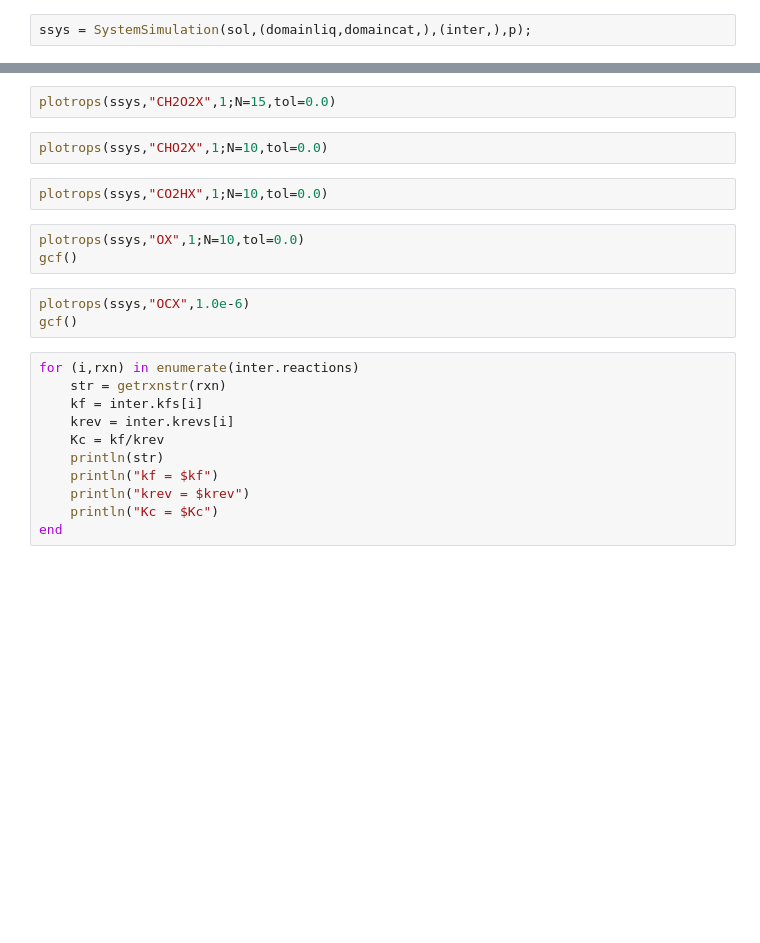
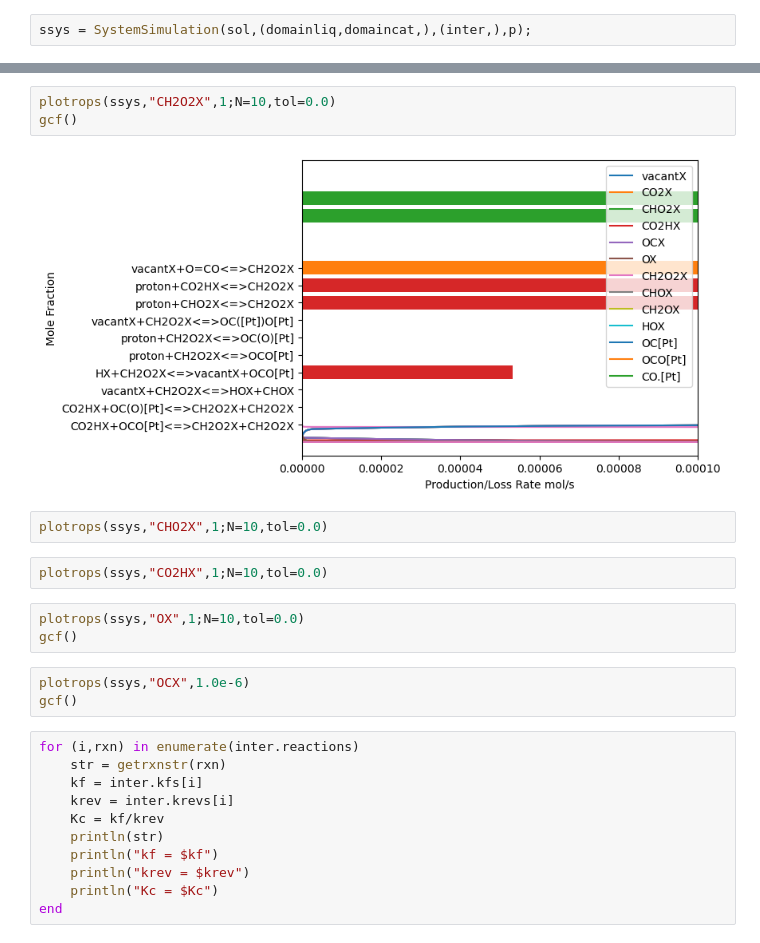
Before and after one commit to rwest/CO2_RR_RMG, a Jupyter notebook: CO2_Reduction_Ag/CO2RR_RMS.ipynb, the cells around one changed output, grey strips where cells are left out. Drawn from its saved outputs; the diff is of its cells as text; blank space fills up the shorter version.

```diff
--- a/CO2_Reduction_Ag/CO2RR_RMS.ipynb
+++ b/CO2_Reduction_Ag/CO2RR_RMS.ipynb
@@ -85,5 +155,8 @@ println(ssys.names)
 # %%
-plotrops(ssys,"CH2O2X",1;N=15,tol=0.0)
+plotrops(ssys,"CH2O2X",1;N=10,tol=0.0)
+gcf()
+# %% [output]
+[figure, added]
 # %%
 plotrops(ssys,"CHO2X",1;N=10,tol=0.0)
 # %%
```
Also changed, not shown: parts of 17 cells of this notebook.
